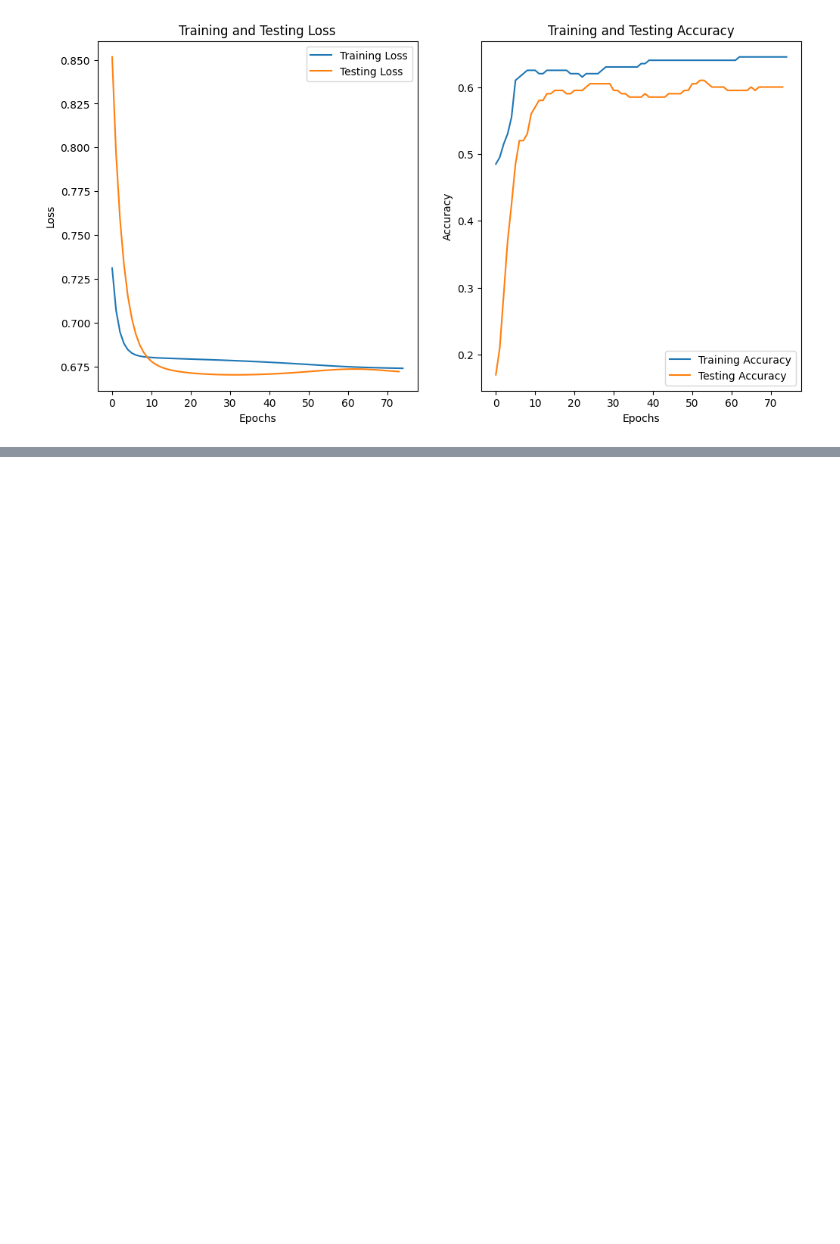
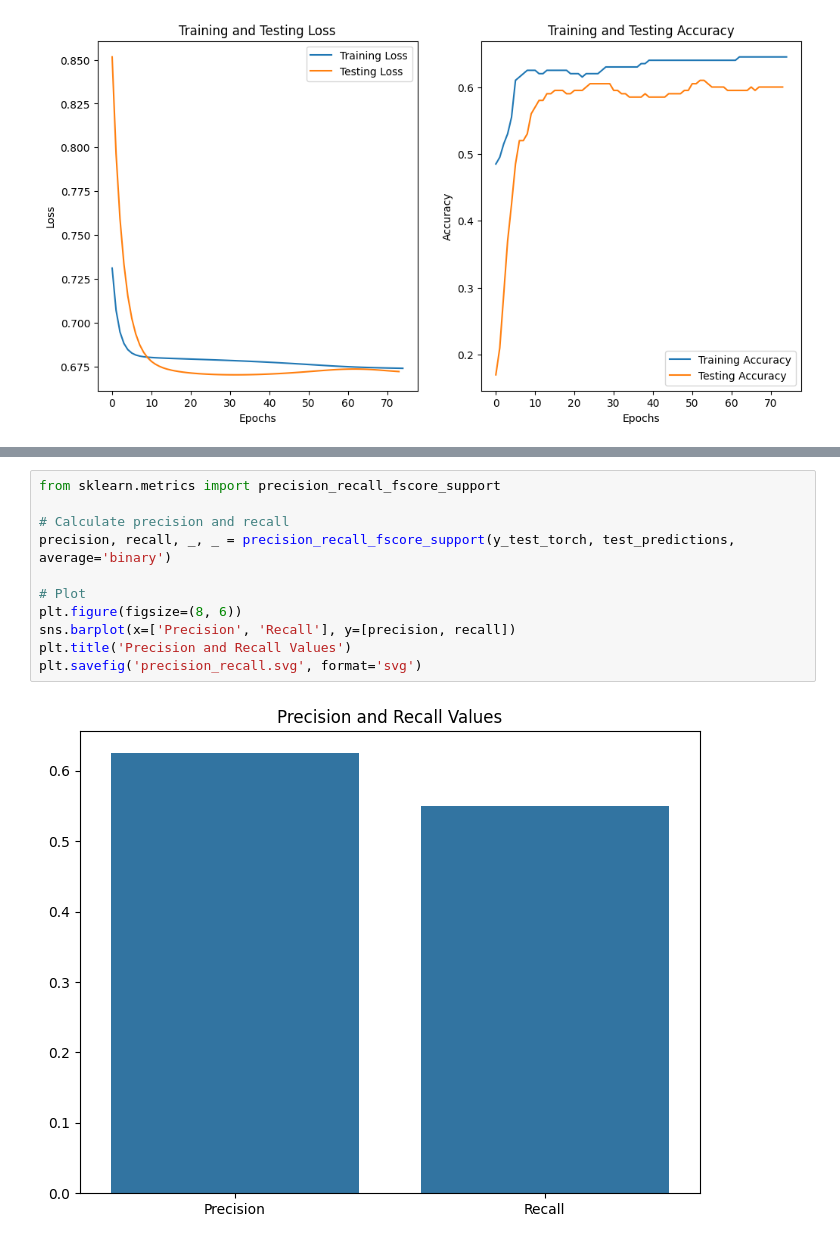
Before and after one commit to akmmuhitulislam/quantum-computing-courseproject, a Jupyter notebook: QCproject.ipynb, the cells around one changed output, grey strips where cells are left out. Cells and saved outputs as stored; diff of their text form; blank space fills up the shorter version.

```diff
--- a/QCproject.ipynb
+++ b/QCproject.ipynb
@@ -1253,0 +1398,13 @@ plt.show()
+# %%
+from sklearn.metrics import precision_recall_fscore_support
+
+# Calculate precision and recall
+precision, recall, _, _ = precision_recall_fscore_support(y_test_torch, test_predictions, average='binary')
+
+# Plot
+plt.figure(figsize=(8, 6))
+sns.barplot(x=['Precision', 'Recall'], y=[precision, recall])
+plt.title('Precision and Recall Values')
+plt.savefig('precision_recall.svg', format='svg')
+# %% [output]
+[figure, added]
```
Also changed, not shown: parts of 10 cells of this notebook, 2 other files.
